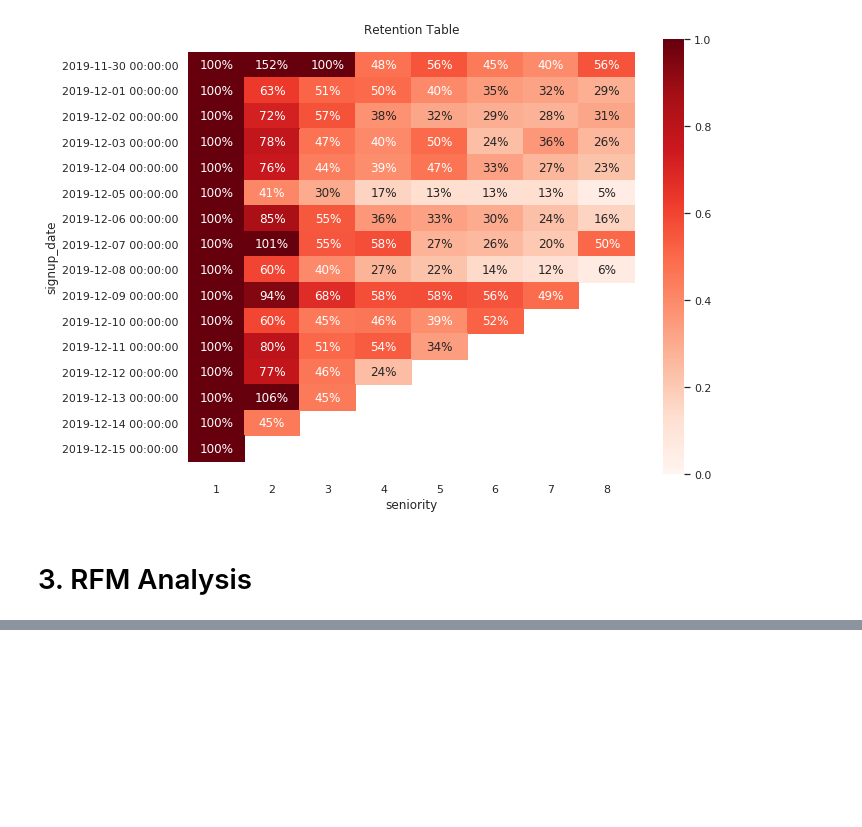
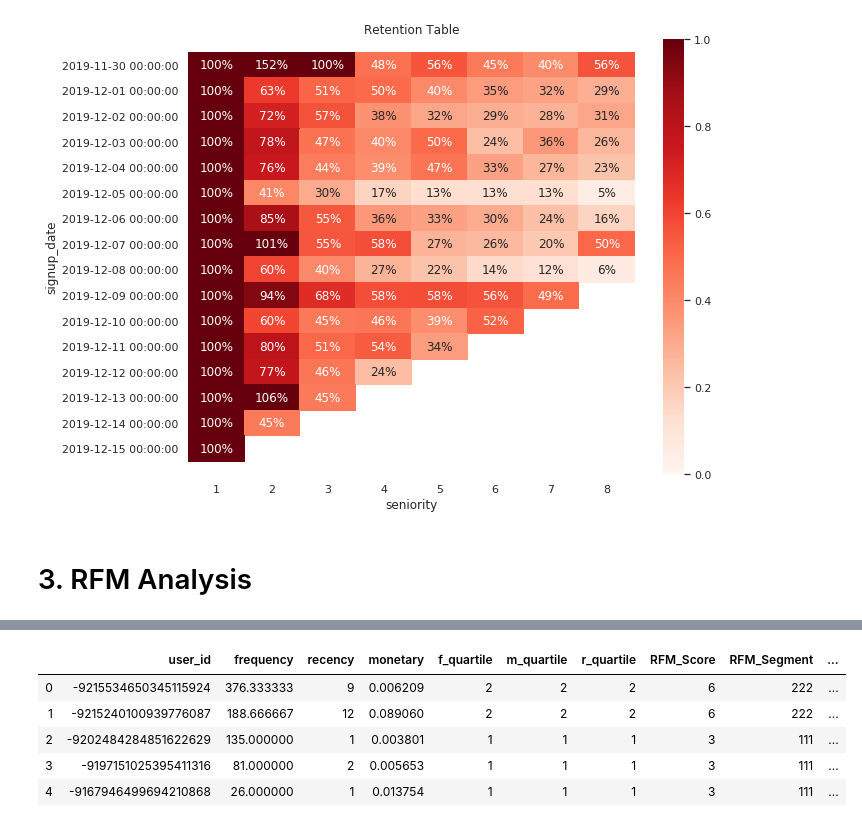
Before and after one commit to sodaliAyran/churn-prediction-mulakat, a Jupyter notebook: Report.ipynb, the cells around one changed output, grey strips where cells are left out. Saved outputs shown, nothing was run; the diff lists cells and outputs as text; code cells hidden in the pictures; blank space fills up the shorter version.

```diff
--- a/Report.ipynb
+++ b/Report.ipynb
@@ -290,0 +311,3 @@ y
+# %%
+df_rfm = df_rfm.join(total_revenue.set_index("user_id"), on="user_id")
+df_rfm.head()
@@ -290,0 +321,3 @@ y
+# %%
+df_rfm.columns = ["user_id", "frequency", "recency", "monetary"]
+df_rfm.head()
@@ -290,0 +331,4 @@ y
+# %%
+df_rfm['r_quartile'] = pd.qcut(df_rfm['recency'], 2, ['1','2'], duplicates='drop') # I guess data is discontinous
+df_rfm['f_quartile'] = pd.qcut(df_rfm['frequency'], 4, ['4','3','2','1'])
+df_rfm['m_quartile'] = pd.qcut(df_rfm['monetary'], 4, ['4','3','2','1'])
@@ -290,0 +339,12 @@ y
+# %%
+df_rfm['RFM_Segment'] = df_rfm.r_quartile.astype(str)+ df_rfm.f_quartile.astype(str) + df_rfm.m_quartile.astype(str)
+df_rfm['RFM_Score'] = df_rfm[['r_quartile', 'f_quartile', 'm_quartile']].sum(axis = 1)
+
+df_rfm.head()
+# %% [output]
+|  | user_id | frequency | recency | monetary | f_quartile | m_quartile | r_quartile | RFM_Score | RFM_Segment | ... |
+| 0 | -9215534650345115924 | 376.333333 | 9 | 0.006209 | 2 | 2 | 2 | 6 | 222 | ... |
+| 1 | -9215240100939776087 | 188.666667 | 12 | 0.089060 | 2 | 2 | 2 | 6 | 222 | ... |
+| 2 | -9202484284851622629 | 135.000000 | 1 | 0.003801 | 1 | 1 | 1 | 3 | 111 | ... |
+| 3 | -9197151025395411316 | 81.000000 | 2 | 0.005653 | 1 | 1 | 1 | 3 | 111 | ... |
+| 4 | -9167946499694210868 | 26.000000 | 1 | 0.013754 | 1 | 1 | 1 | 3 | 111 | ... |
```
Also changed, not shown: parts of 44 cells of this notebook.
